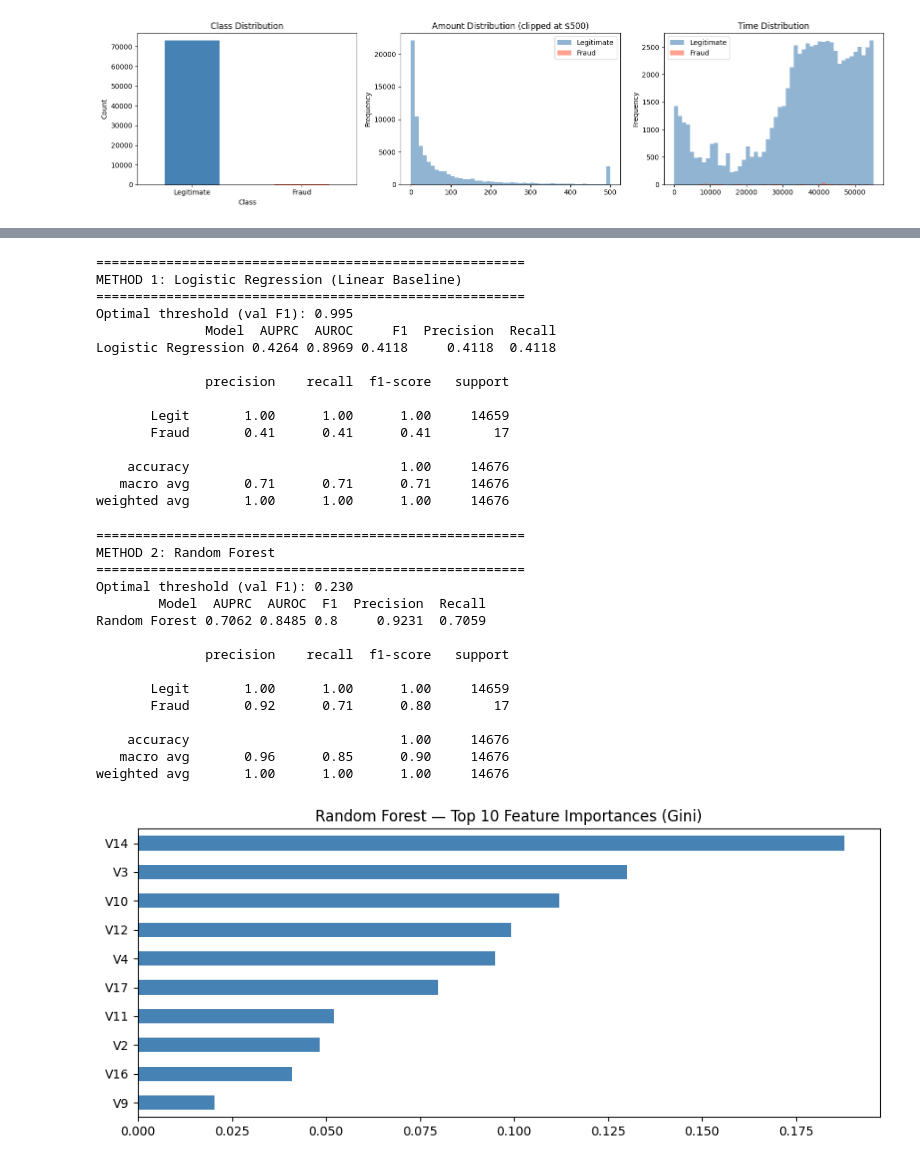
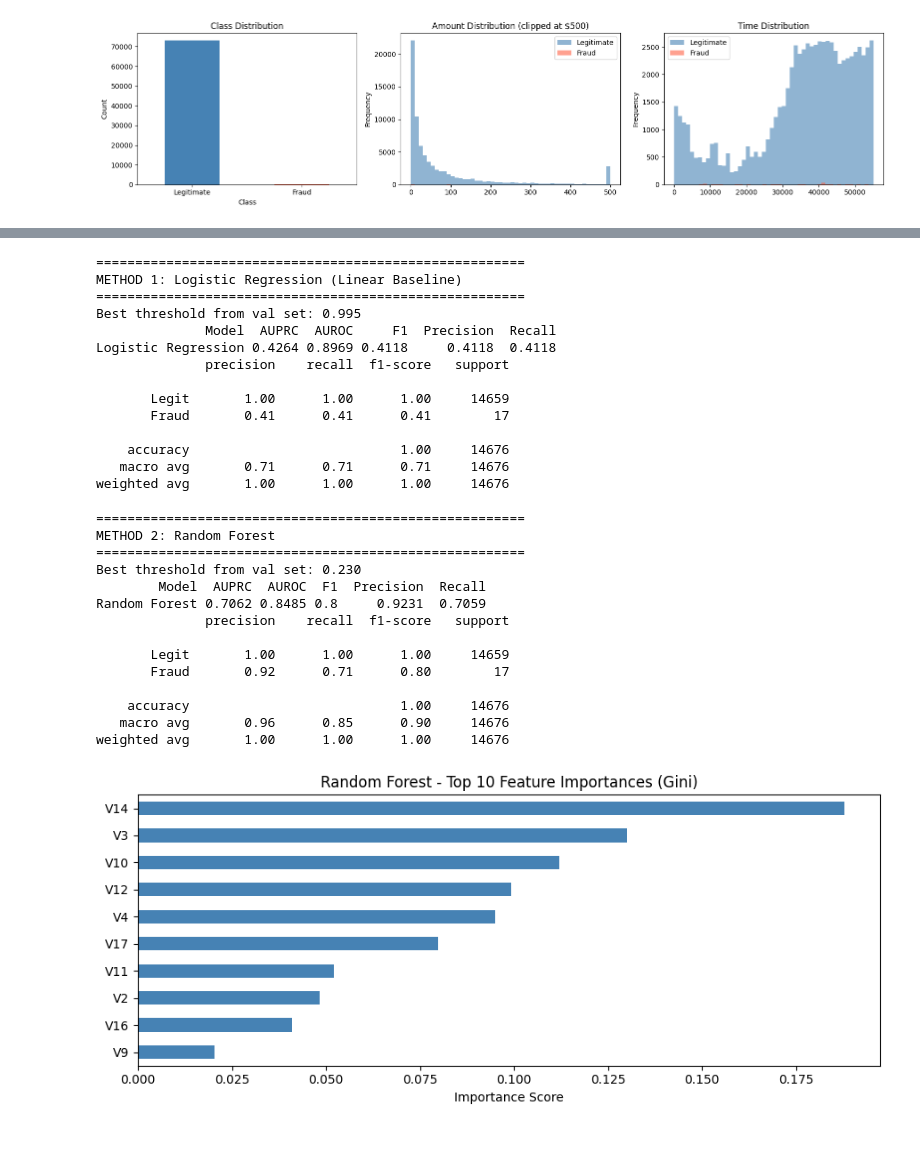
Before and after one commit to unclesam243/Project_ML, a Jupyter notebook: Project_milestone2.ipynb, the cells around one changed output, grey strips where cells are left out. Cells and saved outputs as stored; diff of their text form; code cells hidden in the pictures.

```diff
--- a/Project_milestone2.ipynb
+++ b/Project_milestone2.ipynb
@@ -166,10 +175,10 @@ Fraud/Legit weight ratio: 320.4x
 # %%
 
 # ============================================================
-# STEP 4 — Evaluation
+# STEP 4 — Evaluation Helper
 # ============================================================
 def evaluate(name, y_true, y_probs, threshold=0.5):
-    """Compute all metrics at a given threshold."""
+    # Compute all metrics at a given threshold
     y_preds = (y_probs >= threshold).astype(int)
     return {
         'Model':     name,
@@ -180,44 +189,47 @@ def evaluate(name, y_true, y_probs, threshold=0.5):
         'Recall':    round(recall_score(y_true, y_preds), 4),
     }
 
-def find_optimal_threshold(y_val, y_probs_val):
-    """Find threshold that maximizes F1 on validation set."""
+def best_threshold(y_val, y_probs_val):
+    # Find the threshold that gives the best F1 on the validation set
     precisions, recalls, thresholds = precision_recall_curve(y_val, y_probs_val)
     f1s = 2 * precisions * recalls / (precisions + recalls + 1e-9)
-    best_idx = np.argmax(f1s)
-    return thresholds[best_idx]
+    return thresholds[np.argmax(f1s)]
 # %%
 
 # ============================================================
-# STEP 5 — Baseline 1: Logistic Regression (Linear Baseline)
+# STEP 5 — METHOD 1: Logistic Regression (Linear Baseline)
 # ============================================================
 print("\n" + "="*55)
-print("Logistic Regression (Linear Baseline)")
+print("METHOD 1: Logistic Regression (Linear Baseline)")
 print("="*55)
 
+# Starting with logistic regression as the simplest possible baseline
+# This helps us understand how much the more complex models actually add
 lr = LogisticRegression(
-    C=1.0,                  # L2 regularization
-    class_weight='balanced',
+    C=1.0,                   # L2 regularization
+    class_weight='balanced', # handles imbalance
     max_iter=1000,
     random_state=42
 )
-lr.fit(X_temp_train, y_temp_train)
-lr_probs_val  = lr.predict_proba(X_temp_val)[:, 1]
-lr_probs_test = lr.predict_proba(X_temp_test)[:, 1]
+lr.fit(X_train, y_train)
 
-lr_thresh = find_optimal_threshold(y_temp_val, lr_probs_val)
-print(f"Optimal threshold (val F1): {lr_thresh:.3f}")
-lr_results = evaluate('Logistic Regression', y_temp_test, lr_probs_test, lr_thresh)
+lr_probs_val  = lr.predict_proba(X_val)[:, 1]
+lr_probs_test = lr.predict_proba(X_test)[:, 1]
+lr_thresh     = best_threshold(y_val, lr_probs_val)
+
+print(f"Best threshold from val set: {lr_thresh:.3f}")
+lr_results = evaluate('Logistic Regression', y_test, lr_probs_test, lr_thresh)
 print(pd.DataFrame([lr_results]).to_string(index=False))
-print(f"\n{classification_report(y_temp_test, (lr_probs_test>=lr_thresh).astype(int), target_names=['Legit','Fraud'])}")
+print(classification_report(
+    y_test, (lr_probs_test >= lr_thresh).astype(int),
+    target_names=['Legit','Fraud']))
 # %% [output]
 =======================================================
 METHOD 1: Logistic Regression (Linear Baseline)
 =======================================================
-Optimal threshold (val F1): 0.995
+Best threshold from val set: 0.995
               Model  AUPRC  AUROC     F1  Precision  Recall
 Logistic Regression 0.4264 0.8969 0.4118     0.4118  0.4118
-
               precision    recall  f1-score   support
 
        Legit       1.00      1.00      1.00     14659
@@ -229,51 +241,56 @@ weighted avg       1.00      1.00      1.00     14676
 # %%
 
 # ============================================================
-# STEP 6 — Random Forest
+# STEP 6 — METHOD 2: Random Forest
 # ============================================================
 print("\n" + "="*55)
-print(" Random Forest")
+print("METHOD 2: Random Forest")
 print("="*55)
 
 rf = RandomForestClassifier(
     n_estimators=100,
     class_weight='balanced',
     random_state=42,
-    n_jobs=-1
+    n_jobs=-1              # use all CPU cores to speed things up
 )
-rf.fit(X_temp_train, y_temp_train)
-rf_probs_val  = rf.predict_proba(X_temp_val)[:, 1]
-rf_probs_test = rf.predict_proba(X_temp_test)[:, 1]
+rf.fit(X_train, y_train)
 
-rf_thresh = find_optimal_threshold(y_temp_val, rf_probs_val)
-print(f"Optimal threshold (val F1): {rf_thresh:.3f}")
-rf_results = evaluate('Random Forest', y_temp_test, rf_probs_test, rf_thresh)
+rf_probs_val  = rf.predict_proba(X_val)[:, 1]
+rf_probs_test = rf.predict_proba(X_test)[:, 1]
+rf_thresh     = best_threshold(y_val, rf_probs_val)
+
+print(f"Best threshold from val set: {rf_thresh:.3f}")
+rf_results = evaluate('Random Forest', y_test, rf_probs_test, rf_thresh)
 print(pd.DataFrame([rf_results]).to_string(index=False))
-print(f"\n{classification_report(y_temp_test, (rf_probs_test>=rf_thresh).astype(int), target_names=['Legit','Fraud'])}")
+print(classification_report(
+    y_test, (rf_probs_test >= rf_thresh).astype(int),
+    target_names=['Legit','Fraud']))
 
-# Feature Importance (Gini)
-feat_imp = pd.Series(rf.feature_importances_, index=X_temp_train.columns)
+# Feature importance from Random Forest (Gini)
+# This answers Research Question 4 in our proposal
+feat_imp = pd.Series(rf.feature_importances_, index=X_train.columns)
 top10 = feat_imp.nlargest(10)
+
 plt.figure(figsize=(9, 4))
 top10.sort_values().plot(kind='barh', color='steelblue')
-plt.title('Random Forest — Top 10 Feature Importances (Gini)')
+plt.title('Random Forest - Top 10 Feature Importances (Gini)')
+plt.xlabel('Importance Score')
 plt.tight_layout()
 plt.savefig('rf_feature_importance.png', dpi=150)
 plt.show()
 # %% [output]
 =======================================================
 METHOD 2: Random Forest
 =======================================================
-Optimal threshold (val F1): 0.230
+Best threshold from val set: 0.230
         Model  AUPRC  AUROC  F1  Precision  Recall
 Random Forest 0.7062 0.8485 0.8     0.9231  0.7059
-
               precision    recall  f1-score   support
 
        Legit       1.00      1.00      1.00     14659
        Fraud       0.92      0.71      0.80        17
 
     accuracy                           1.00     14676
    macro avg       0.96      0.85      0.90     14676
 weighted avg       1.00      1.00      1.00     14676
-[figure, old version]
+[figure, new version]
```
Also changed, not shown: parts of 14 cells of this notebook.
